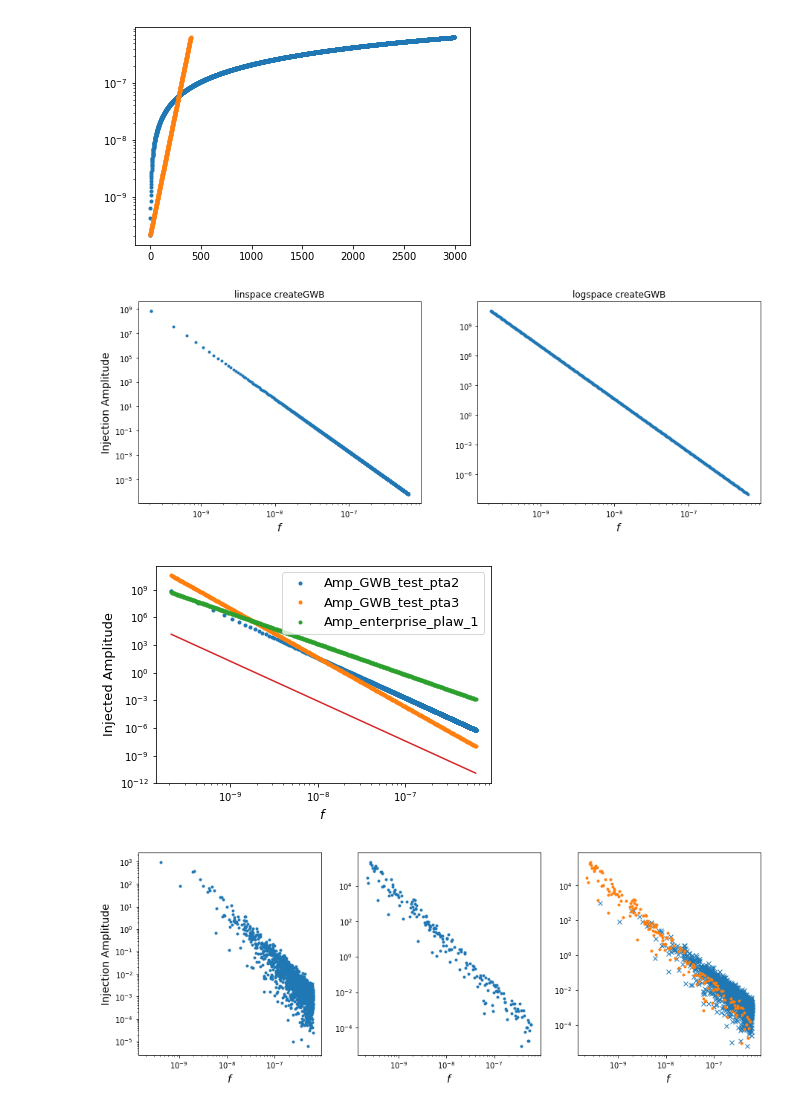
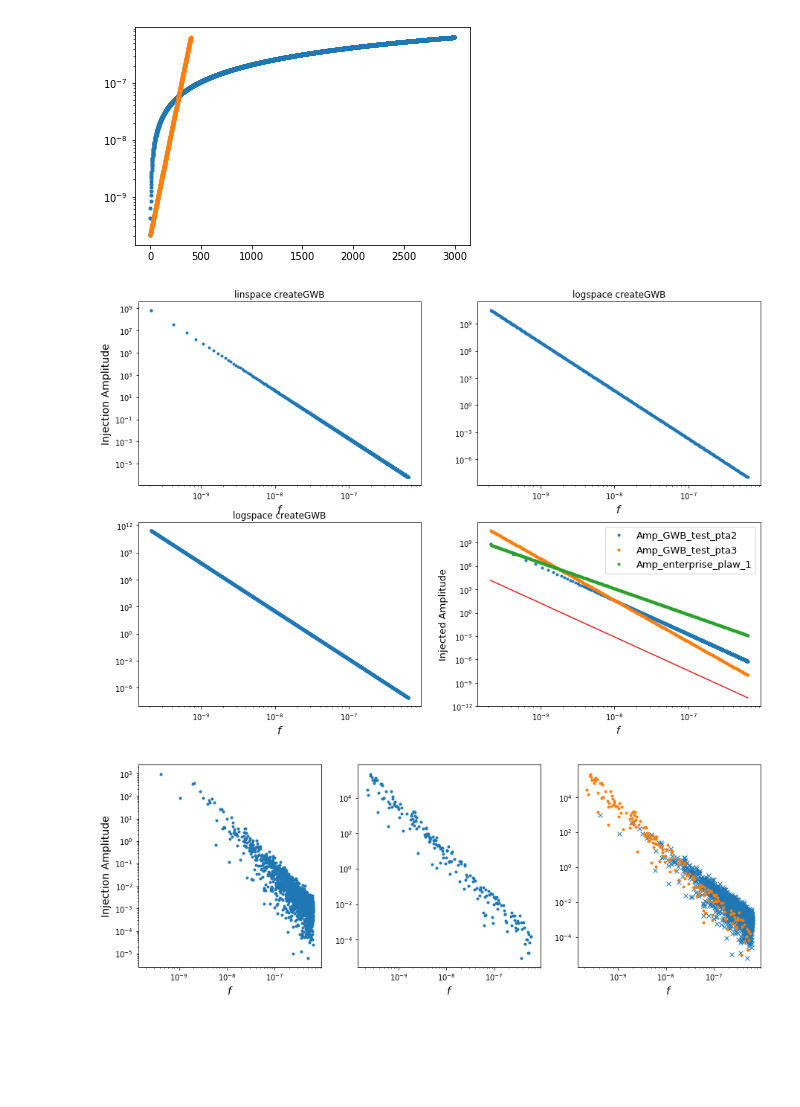
Before and after one commit to LBJ-Wade/NANOGrav, a Jupyter notebook: BackgroundInjections/toasim_testing/comparisons_v2.ipynb, the cells around one changed output. Drawn from its saved outputs; the diff is of its cells as text; code cells hidden in the pictures; blank space fills up the shorter version.

```diff
--- a/BackgroundInjections/toasim_testing/comparisons_v2.ipynb
+++ b/BackgroundInjections/toasim_testing/comparisons_v2.ipynb
@@ -240,6 +245,7 @@ npsrs = 3
 test_pta_1 = []
 test_pta_2 = []
 test_pta_3 = []
+test_pta_4 = []
 
 for ii in range(npsrs):
     test_pta_1.append( T2.tempopulsar(parfile = parfiles[ii], timfile = timfiles[ii],
@@ -248,6 +254,8 @@ for ii in range(npsrs):
                                  maxobs=30000, ephem='DE436'))
     test_pta_3.append( T2.tempopulsar(parfile = parfiles[ii], timfile = timfiles[ii],
                                  maxobs=30000, ephem='DE436'))
+    test_pta_4.append( T2.tempopulsar(parfile = parfiles[ii], timfile = timfiles[ii],
+                                 maxobs=30000, ephem='DE436'))
 
     print('\r{0} of {1}'.format(ii+1,npsrs),flush=True,end='')
 # %% [output]
@@ -262,0 +287,3 @@ f_GWB_test_pta3,Amp_GWB_test_pta3,Res_f3 = MyT.createGWB(test_pta_3, Amp=1.3e-15
+# %%
+f_GWB_test_pta4,Amp_GWB_test_pta4,Res_f4 = MyT.my_createGWB(test_pta_4, Amp=1.3e-15, gam=13./3.,\
+                                                  seed=seed_gwb_1, noCorr=True, logspacing=True)
@@ -282,34 +314,36 @@ plt.yscale('log')
 # %% [output]
 [figure]
 # %%
-fig2,(ax1,ax2) = plt.subplots(1,2,figsize=(15,5))
+fig2,((ax1,ax2),(ax3,ax4)) = plt.subplots(2,2,figsize=(15,10))
 
 ax1.loglog(f_GWB_test_pta2,Amp_GWB_test_pta2,'.')
 ax1.set_title('linspace createGWB')
 ax1.set_xlabel(r'$f$',fontsize=14)
 ax1.set_ylabel('Injection Amplitude',fontsize=14)
 
 ax2.loglog(f_GWB_test_pta3,Amp_GWB_test_pta3,'.')
 ax2.set_title('logspace createGWB')
 ax2.set_xlabel(r'$f$',fontsize=14)
 
+ax3.loglog(f_GWB_test_pta4,Amp_GWB_test_pta4,'.')
+ax3.set_title('logspace createGWB')
+ax3.set_xlabel(r'$f$',fontsize=14)
+
 #fig2.savefig(current_dir+'/Figs'+'/createGWB_fake_freq_comp_1.pdf',bbox_inches='tight')
-plt.show()
 
-plt.plot(f_GWB_test_pta2,Amp_GWB_test_pta2,'.',label='Amp_GWB_test_pta2')
-plt.plot(f_GWB_test_pta3,Amp_GWB_test_pta3,'.',label='Amp_GWB_test_pta3')
-plt.plot(f_GWB_test_pta3,Amp_enterprise_plaw_1,'.',label='Amp_enterprise_plaw_1')
-plt.plot(f_GWB_test_pta3,(f_GWB_test_pta3*Amp_enterprise_plaw_1[0])**(-13/3))
-plt.yscale('log')
-plt.xscale('log')
-plt.xlabel(r'$f$',fontsize=13)
-plt.ylabel('Injected Amplitude',fontsize=13)
+ax4.plot(f_GWB_test_pta2,Amp_GWB_test_pta2,'.',label='Amp_GWB_test_pta2')
+ax4.plot(f_GWB_test_pta3,Amp_GWB_test_pta3,'.',label='Amp_GWB_test_pta3')
+ax4.plot(f_GWB_test_pta3,Amp_enterprise_plaw_1,'.',label='Amp_enterprise_plaw_1')
+ax4.plot(f_GWB_test_pta3,(f_GWB_test_pta3*Amp_enterprise_plaw_1[0])**(-13/3))
+ax4.set_yscale('log')
+ax4.set_xscale('log')
+ax4.set_xlabel(r'$f$',fontsize=13)
+ax4.set_ylabel('Injected Amplitude',fontsize=14)
 plt.legend(fontsize=13)
 #plt.savefig(current_dir+'/Figs'+'/red_noise_injection_freq_comp.pdf')
 plt.show()
 # %% [output]
-[figure, old version]
+[figure, new version]
-[figure, removed]
 # %%
 psridx = 0
 fig3,(ax1,ax2,ax3) = plt.subplots(1,3,figsize=(15,5))
```
Also changed, not shown: parts of 9 cells of this notebook, 1 other file.
